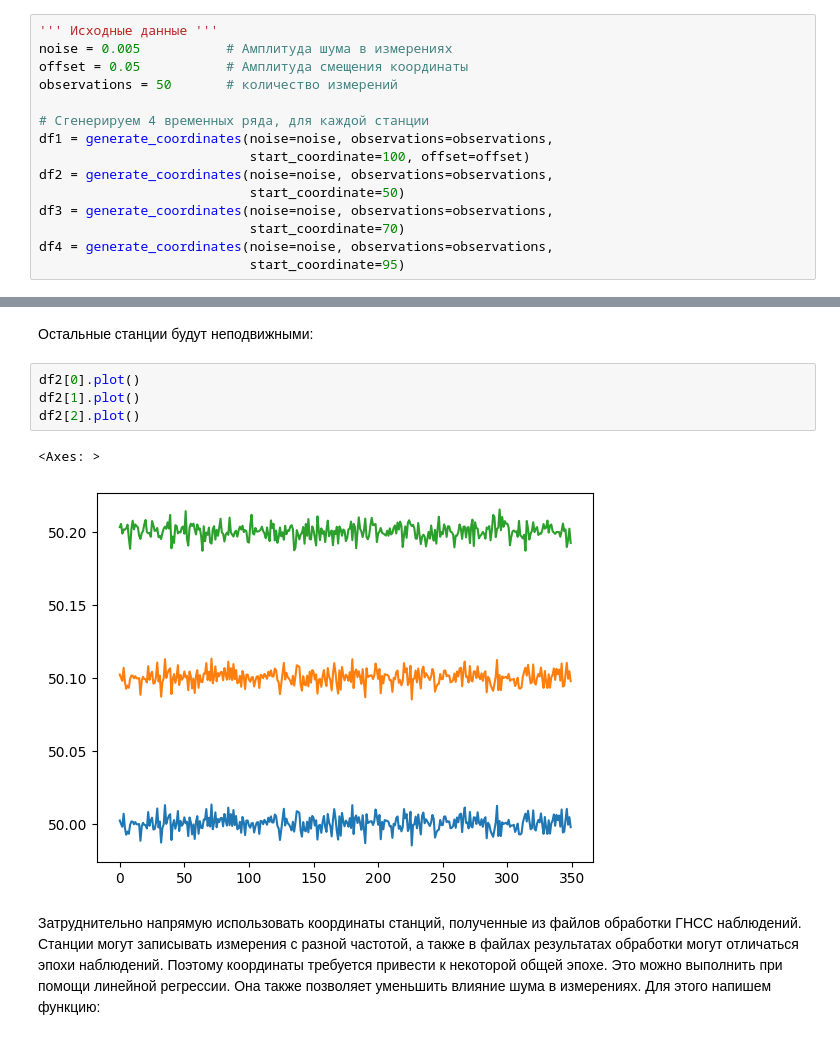
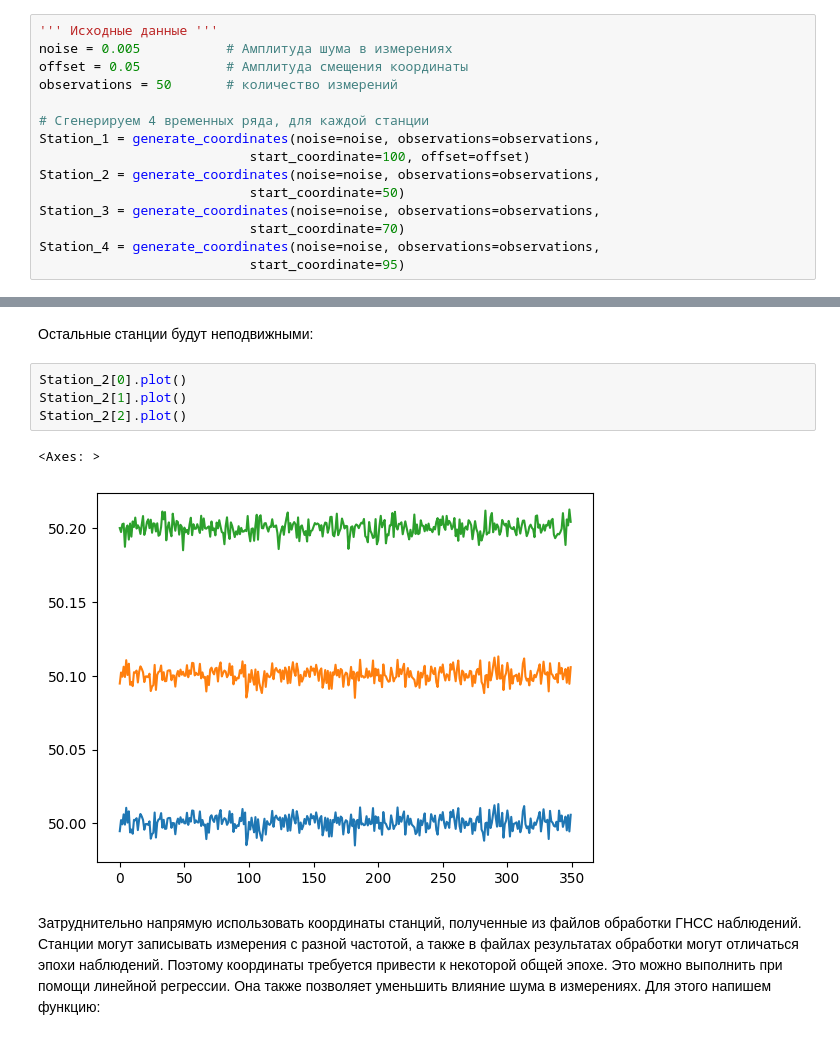
Before and after one commit to Artmalik92/Congruence-Test-For-Students, a Jupyter notebook: geometry_test.ipynb, the cells around one changed output, grey strips where cells are left out. Cells and saved outputs as stored; diff of their text form.

```diff
--- a/geometry_test.ipynb
+++ b/geometry_test.ipynb
@@ -67,13 +67,13 @@ offset = 0.05           # Амплитуда смещения координат
 observations = 50       # количество измерений
 
 # Сгенерируем 4 временных ряда, для каждой станции
-df1 = generate_coordinates(noise=noise, observations=observations,
+Station_1 = generate_coordinates(noise=noise, observations=observations,
                            start_coordinate=100, offset=offset)
-df2 = generate_coordinates(noise=noise, observations=observations,
+Station_2 = generate_coordinates(noise=noise, observations=observations,
                            start_coordinate=50)
-df3 = generate_coordinates(noise=noise, observations=observations,
+Station_3 = generate_coordinates(noise=noise, observations=observations,
                            start_coordinate=70)
-df4 = generate_coordinates(noise=noise, observations=observations,
+Station_4 = generate_coordinates(noise=noise, observations=observations,
                            start_coordinate=95)
 # %% [markdown]
 Так будет выглядеть станция, испытывающая вертикальные деформации:
@@ -102,12 +102,12 @@ df1[2].plot()
 # %% [markdown]
 Остальные станции будут неподвижными:
 # %%
-df2[0].plot()
-df2[1].plot()
-df2[2].plot()
+Station_2[0].plot()
+Station_2[1].plot()
+Station_2[2].plot()
 # %% [output]
 <Axes: >
-[figure, old version]
+[figure, new version]
 # %% [markdown]
 Затруднительно напрямую использовать координаты станций, полученные из файлов обработки ГНСС наблюдений. Станции могут записывать измерения с разной частотой, а также в файлах результатах обработки могут отличаться эпохи наблюдений. Поэтому координаты требуется привести к некоторой общей эпохе. Это можно выполнить при помощи линейной регрессии. Она также позволяет уменьшить влияние шума в измерениях. Для этого напишем функцию:
 # %%
```
Also changed, not shown: parts of 12 cells of this notebook.
